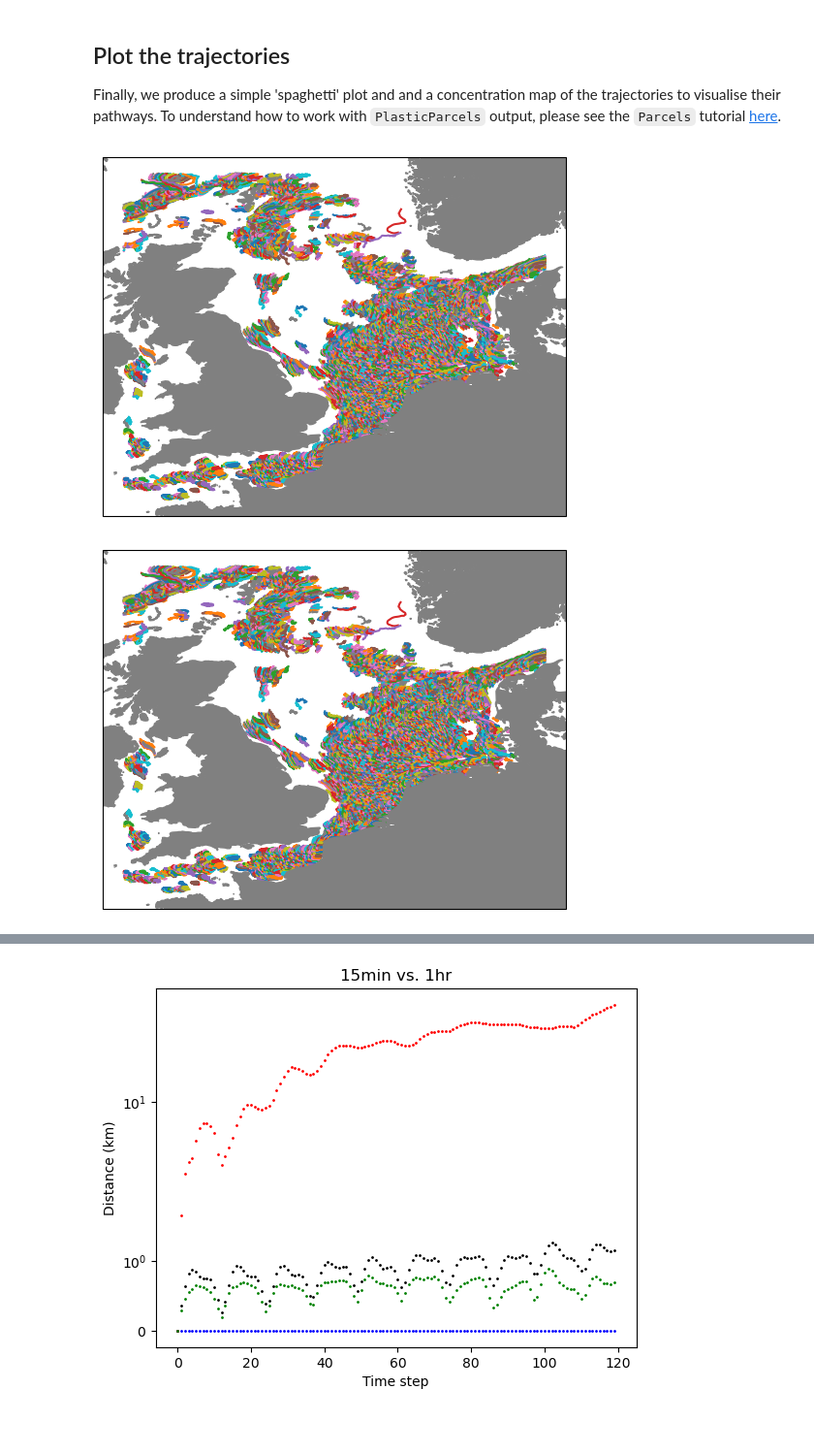
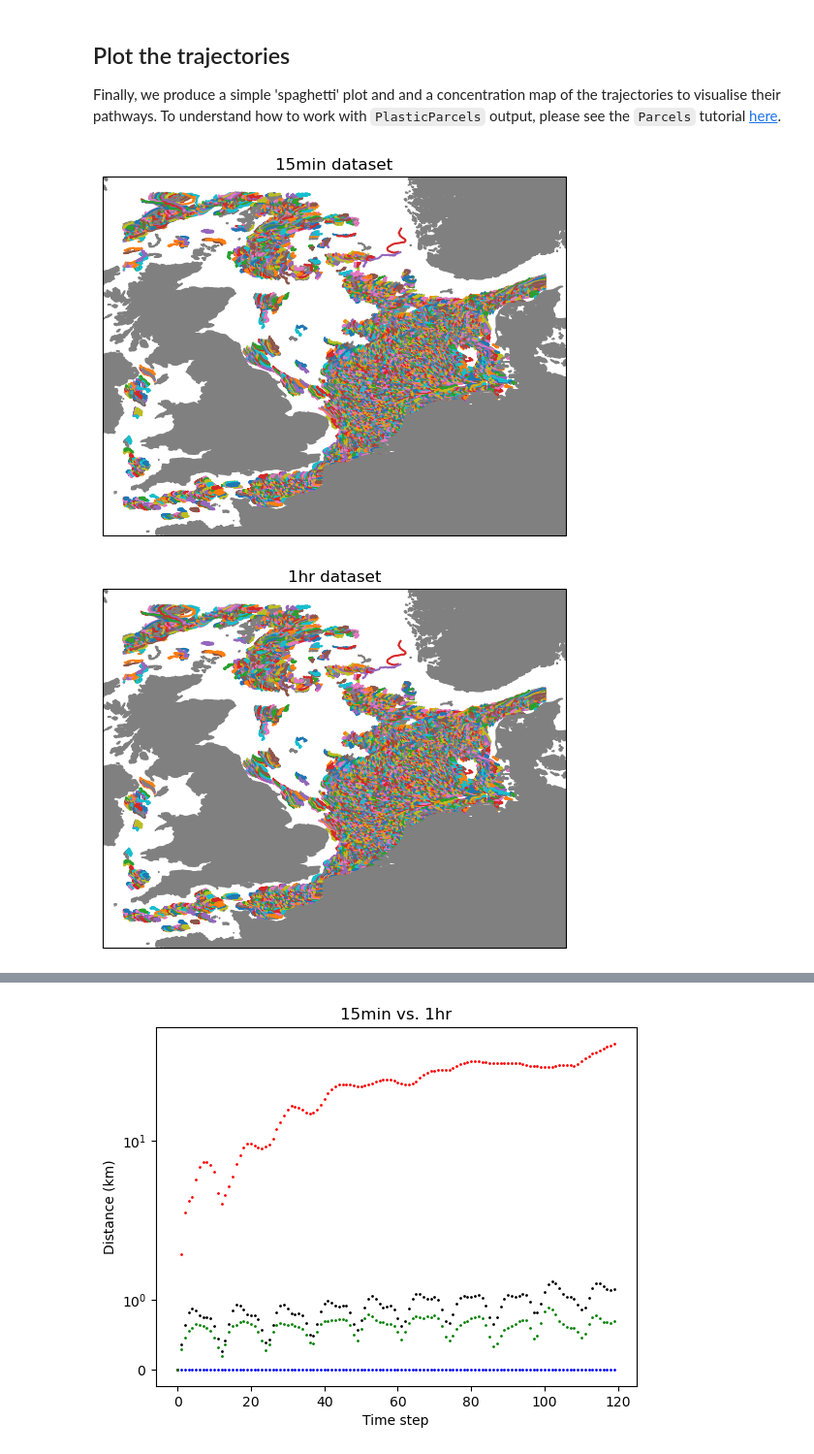
Before and after one commit to Parcels-code/plasticparcels, a Jupyter notebook: docs/examples/example_copernicusmarine_NWS.ipynb, the cells around one changed output, grey strips where cells are left out. Shown at 97% size. Cells and saved outputs as stored; diff of their text form; code cells hidden in the pictures; blank space fills up the shorter version.

```diff
--- a/docs/examples/example_copernicusmarine_NWS.ipynb
+++ b/docs/examples/example_copernicusmarine_NWS.ipynb
@@ -192,25 +192,26 @@ Finally, we produce a simple 'spaghetti' plot and and a concentration map of the
 # %%
 # Load the ParticleFile
 ds_15min = xr.open_zarr('example_cms_NWS_15min.zarr')
 ds_1hr = xr.open_zarr('example_cms_NWS_1hr.zarr')
 ds_daily = xr.open_zarr('example_cms_NWS_daily.zarr')
 
 ax = plt.subplot(111, projection= ccrs.PlateCarree())
 ax.plot(ds_15min['lon'].T, ds_15min['lat'].T, transform=ccrs.PlateCarree(), zorder=0)
 ax.add_feature(cfeature.LAND, zorder=0, color='grey')
-
+plt.title("15min dataset")
 plt.show()
 
 ax = plt.subplot(111, projection= ccrs.PlateCarree())
 ax.plot(ds_1hr['lon'].T, ds_1hr['lat'].T, transform=ccrs.PlateCarree(), zorder=0)
 ax.add_feature(cfeature.LAND, zorder=0, color='grey')
-
+plt.title("1hr dataset")
 plt.show()
 
 ax = plt.subplot(111, projection= ccrs.PlateCarree())
 ax.plot(ds_daily['lon'].T, ds_daily['lat'].T, transform=ccrs.PlateCarree(), zorder=0)
 ax.add_feature(cfeature.LAND, zorder=0, color='grey')
+plt.title("Daily dataset")
 plt.show()
 # %% [output]
-[figure, old version]
+[figure, new version]
-[figure, old version]
+[figure, new version]
```
Also changed, not shown: parts of 2 cells of this notebook.
